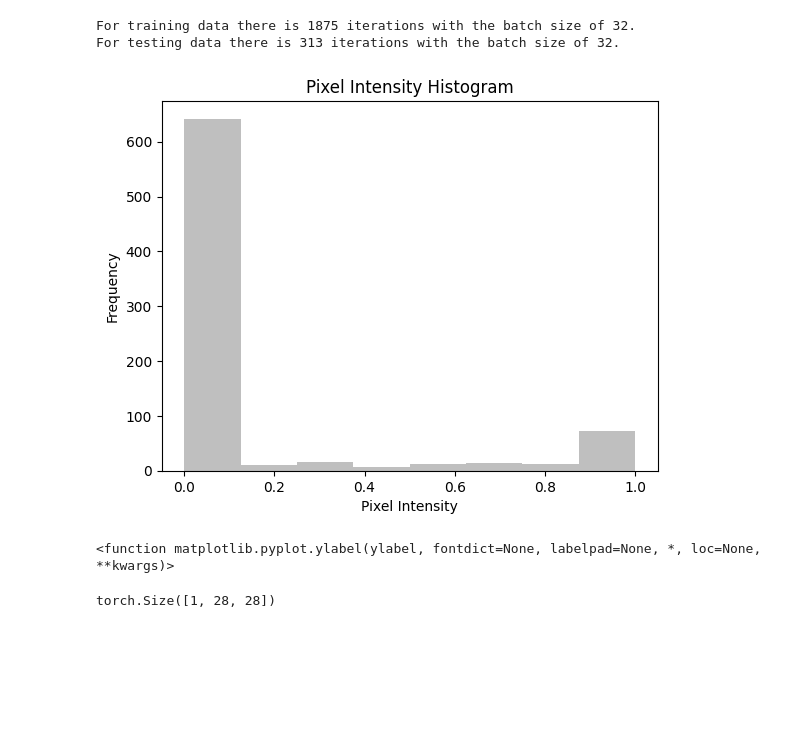
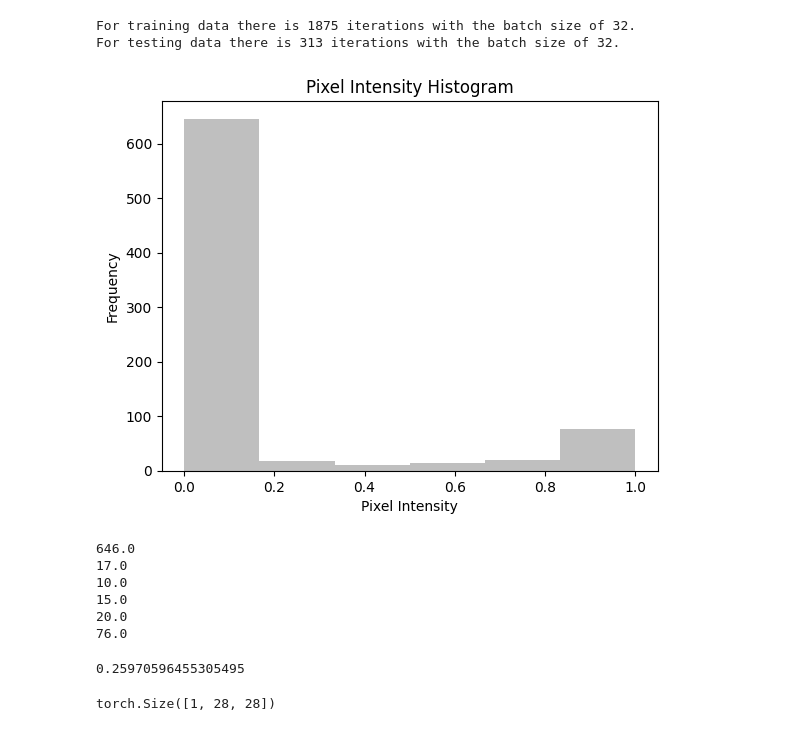
Before and after one commit to haldonmez/mnist-digit-recognizer, a Jupyter notebook: Model_2.ipynb, the cells around one changed output. Drawn from its saved outputs; the diff is of its cells as text; code cells hidden in the pictures; blank space fills up the shorter version.

Commit message:
Otsu's method implementations Optimal number variance has been calculated. First image comparison created.

```diff
--- a/Model_2.ipynb
+++ b/Model_2.ipynb
@@ -51,21 +51,37 @@ For testing data there is 313 iterations with the batch size of 32.
 # %%
 import matplotlib.pyplot as plt
 import numpy as numpy
+import math
 
 image, label = train_data[0]
 flatten_image = nn.Flatten()
 image_flattened = flatten_image(image)
 
-plt.hist(image_flattened, bins=8, color='gray', alpha=0.5)
+hist, bin_edges, number_of_x_values= plt.hist(image_flattened, bins=6, color='gray', alpha=0.5)
 plt.title('Pixel Intensity Histogram')
 plt.xlabel('Pixel Intensity')
 plt.ylabel('Frequency')
 plt.show()
-total = np.sum(plt.ylabel)
-total
+total_weight = np.sum(hist)
+for i in range(len(bin_edges)-1):
+  print(hist[i])
+
+Wb = (hist[0]+hist[1])/total_weight
+Wf = (hist[2]+hist[3]+hist[4]+hist[5])/total_weight
+
+Ub = ((hist[0]*bin_edges[0])+(hist[1]*bin_edges[1]))/(hist[0]+hist[1])
+Uf = ((hist[2]*bin_edges[2])+(hist[3]*bin_edges[3])+(hist[4]*bin_edges[4])+(hist[5]*bin_edges[5]))/(hist[2]+hist[3]+hist[4]+hist[5])
+
+variance = math.sqrt((Wb*Wf)*((Ub-Uf)*(Ub-Uf)))
 # %% [output]
-[figure, old version]
+[figure, new version]
-<function matplotlib.pyplot.ylabel(ylabel, fontdict=None, labelpad=None, *, loc=None, **kwargs)>
+646.0
+17.0
+10.0
+15.0
+20.0
+76.0
+0.25970596455305495
 # %%
 image.shape
 # %% [output]
```
Also changed, not shown: parts of 7 cells of this notebook.
